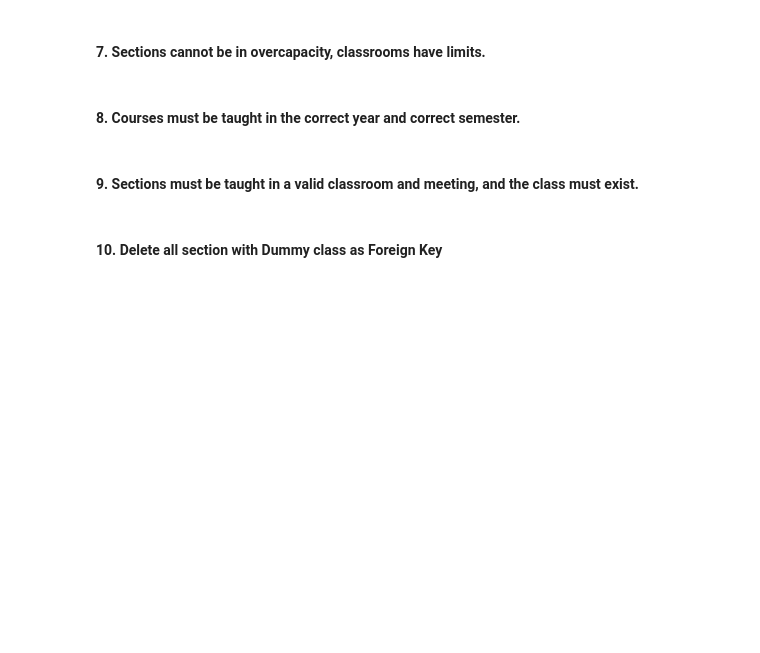
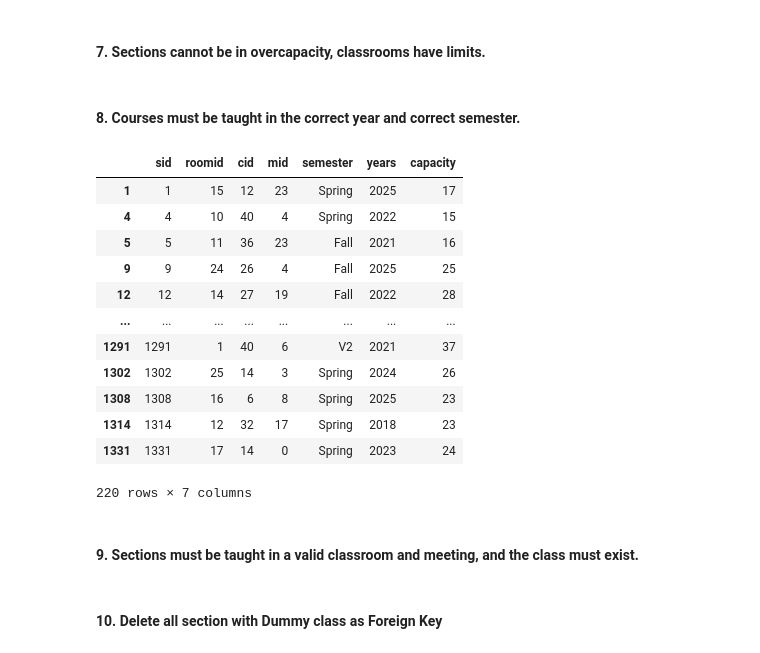
Before and after one commit to CIIC4060-ICOM5016-FALL-2024/rumad-v2-app-segmentation-fault, a Jupyter notebook: ETL/transform_data.ipynb, the cells around one changed output. Saved outputs shown, nothing was run; the diff lists cells and outputs as text; code cells hidden in the pictures; blank space fills up the shorter version.

```diff
--- a/ETL/transform_data.ipynb
+++ b/ETL/transform_data.ipynb
@@ -220,6 +207,56 @@ df_section_room = df_section_room[
 df_section = df_section[df_section["sid"].isin(df_section_room["sid"])]
 # %% [markdown]
 #### 8. Courses must be taught in the correct year and correct semester.
+# %%
+df_section_class = df_section.merge(df_class, on='cid')
+df_section_class = df_section_class[df_section_class['cid'] != 37]
+years_x =  pd.to_numeric(df_section_class["years_x"], errors="coerce")
+# Boolean Conditions
+First_semester = ((df_section_class["term"] == "First Semester" ) | (df_section_class["term"] == "First Semester, Second Semester")) & (df_section_class["semester"] == "Fall")
+Second_semester = ((df_section_class["term"] == "Second Semester") | (df_section_class["term"] == "First Semester, Second Semester")) & (df_section_class["semester"] == "Spring")
+According_Demand = (df_section_class["term"] == "According to Demand") & (
+    (df_section_class["semester"] == "Fall")
+    | (df_section_class["semester"] == "Spring")
+    | (df_section_class["semester"] == "V1")
+    | (df_section_class["semester"] == "V2")
+)
+Even_year = (
+    (df_section_class["years_y"] == "Even Years")
+    & ((years_x % 2) == 0)
+)
+Odd_year = (
+    (df_section_class["years_y"] == "Odd Years")
+    & ((years_x % 2) != 0)
+)
+Every_Year = (
+    (df_section_class["years_y"] == "Every Year")
+)
+According_Demand_Year = (df_section_class["years_y"] == "According to Demand")
+
+# Filter the sections based on the boolean conditions
+df_section_class = df_section_class[
+    ~((First_semester | Second_semester | According_Demand)
+    &
+    (Even_year | Odd_year | Every_Year | According_Demand_Year))
+]
+#Update the section dataframe
+df_section = df_section[~df_section["sid"].isin(df_section_class["sid"])]
+
+display(df_section)
+# %% [output]
+|  | sid | roomid | cid | mid | semester | years | capacity |
+| 1 | 1 | 15 | 12 | 23 | Spring | 2025 | 17 |
+| 4 | 4 | 10 | 40 | 4 | Spring | 2022 | 15 |
+| 5 | 5 | 11 | 36 | 23 | Fall | 2021 | 16 |
+| 9 | 9 | 24 | 26 | 4 | Fall | 2025 | 25 |
+| 12 | 12 | 14 | 27 | 19 | Fall | 2022 | 28 |
+| ... | ... | ... | ... | ... | ... | ... | ... |
+| 1291 | 1291 | 1 | 40 | 6 | V2 | 2021 | 37 |
+| 1302 | 1302 | 25 | 14 | 3 | Spring | 2024 | 26 |
+| 1308 | 1308 | 16 | 6 | 8 | Spring | 2025 | 23 |
+| 1314 | 1314 | 12 | 32 | 17 | Spring | 2018 | 23 |
+| 1331 | 1331 | 17 | 14 | 0 | Spring | 2023 | 24 |
+220 rows × 7 columns
 # %% [markdown]
 #### 9. Sections must be taught in a valid classroom and meeting, and the class must exist.
 # %%
```
Also changed, not shown: parts of 2 cells of this notebook, 1 other file.
